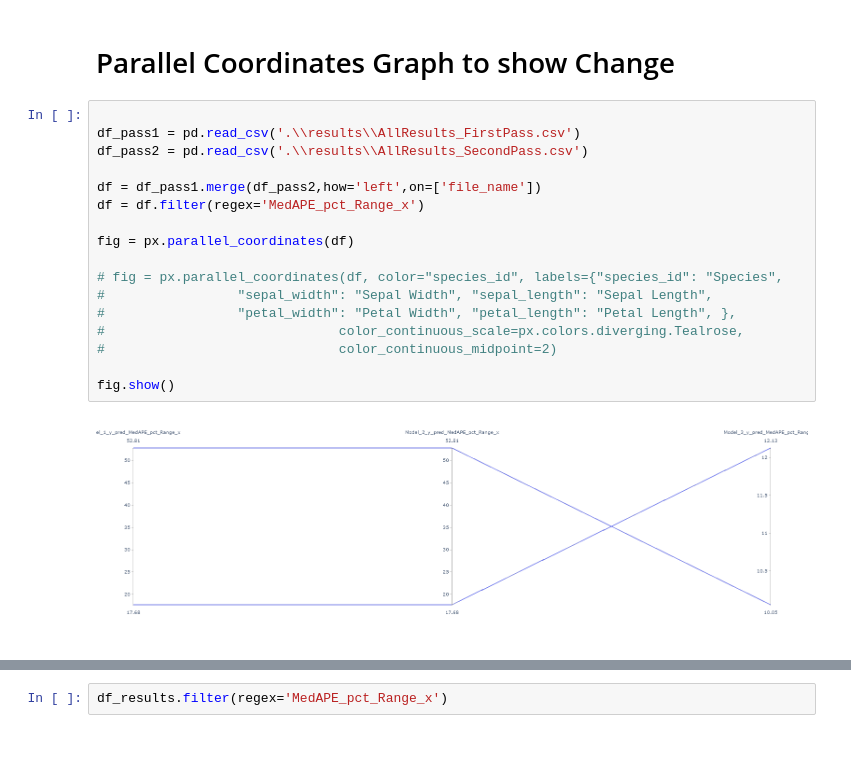
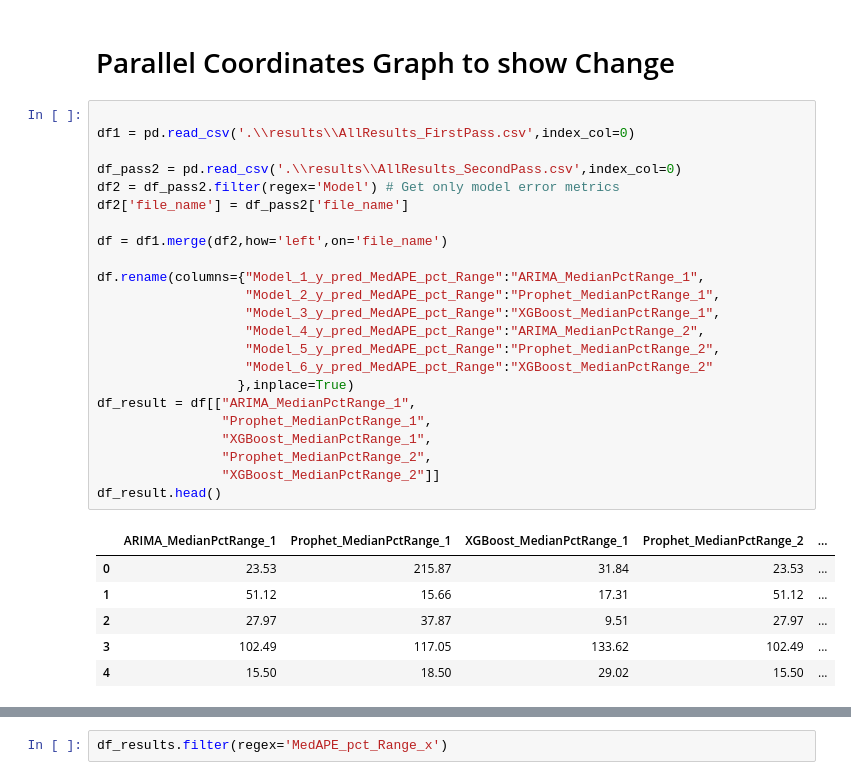
Before and after one commit to mikesbin99/Springboard_Capstone_Energy, a Jupyter notebook: Modeling_18.3.ipynb, the cells around one changed output, grey strips where cells are left out. Saved outputs shown, nothing was run; the diff lists cells and outputs as text; blank space fills up the shorter version.

Commit message:
20211001 - Fixed Error Metric Bug
Fixed considerable bug where the wrong variable name was used on the second pass, reporting the same error for hypertuned and non-hypertuned models.

```diff
--- a/Modeling_18.3.ipynb
+++ b/Modeling_18.3.ipynb
@@ -1263,20 +1178,31 @@ INFO:prophet:Disabling yearly seasonality. Run prophet with yearly_seasonality=T
 # Parallel Coordinates Graph to show Change
 # %%
 
-df_pass1 = pd.read_csv('.\\results\\AllResults_FirstPass.csv')
-df_pass2 = pd.read_csv('.\\results\\AllResults_SecondPass.csv')
+df1 = pd.read_csv('.\\results\\AllResults_FirstPass.csv',index_col=0)
 
-df = df_pass1.merge(df_pass2,how='left',on=['file_name'])
-df = df.filter(regex='MedAPE_pct_Range_x')
+df_pass2 = pd.read_csv('.\\results\\AllResults_SecondPass.csv',index_col=0)
+df2 = df_pass2.filter(regex='Model') # Get only model error metrics
+df2['file_name'] = df_pass2['file_name']
 
-fig = px.parallel_coordinates(df)
+df = df1.merge(df2,how='left',on='file_name')
 
-# fig = px.parallel_coordinates(df, color="species_id", labels={"species_id": "Species",
-#                 "sepal_width": "Sepal Width", "sepal_length": "Sepal Length",
-#                 "petal_width": "Petal Width", "petal_length": "Petal Length", },
-#                              color_continuous_scale=px.colors.diverging.Tealrose,
-#                              color_continuous_midpoint=2)
-
-fig.show()
+df.rename(columns={"Model_1_y_pred_MedAPE_pct_Range":"ARIMA_MedianPctRange_1",
+                   "Model_2_y_pred_MedAPE_pct_Range":"Prophet_MedianPctRange_1",
+                   "Model_3_y_pred_MedAPE_pct_Range":"XGBoost_MedianPctRange_1",
+                   "Model_4_y_pred_MedAPE_pct_Range":"ARIMA_MedianPctRange_2",
+                   "Model_5_y_pred_MedAPE_pct_Range":"Prophet_MedianPctRange_2",
+                   "Model_6_y_pred_MedAPE_pct_Range":"XGBoost_MedianPctRange_2"
+                  },inplace=True)
+df_result = df[["ARIMA_MedianPctRange_1",
+                "Prophet_MedianPctRange_1",
+                "XGBoost_MedianPctRange_1",
+                "Prophet_MedianPctRange_2",
+                "XGBoost_MedianPctRange_2"]]
+df_result.head()
 # %% [output]
-[figure, removed]
+|  | ARIMA_MedianPctRange_1 | Prophet_MedianPctRange_1 | XGBoost_MedianPctRange_1 | Prophet_MedianPctRange_2 | ... |
+| 0 | 23.53 | 215.87 | 31.84 | 23.53 | ... |
+| 1 | 51.12 | 15.66 | 17.31 | 51.12 | ... |
+| 2 | 27.97 | 37.87 | 9.51 | 27.97 | ... |
+| 3 | 102.49 | 117.05 | 133.62 | 102.49 | ... |
+| 4 | 15.50 | 18.50 | 29.02 | 15.50 | ... |
```
Also changed, not shown: parts of 5 cells of this notebook.
